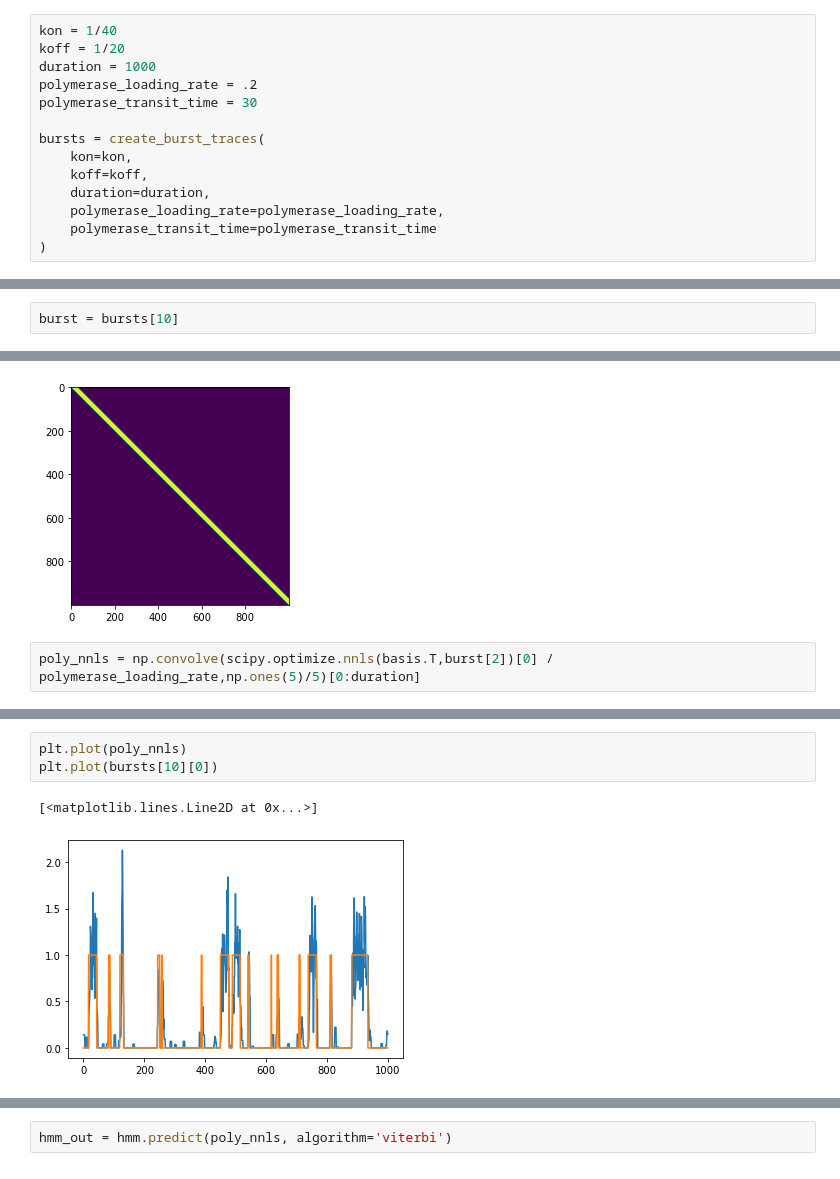
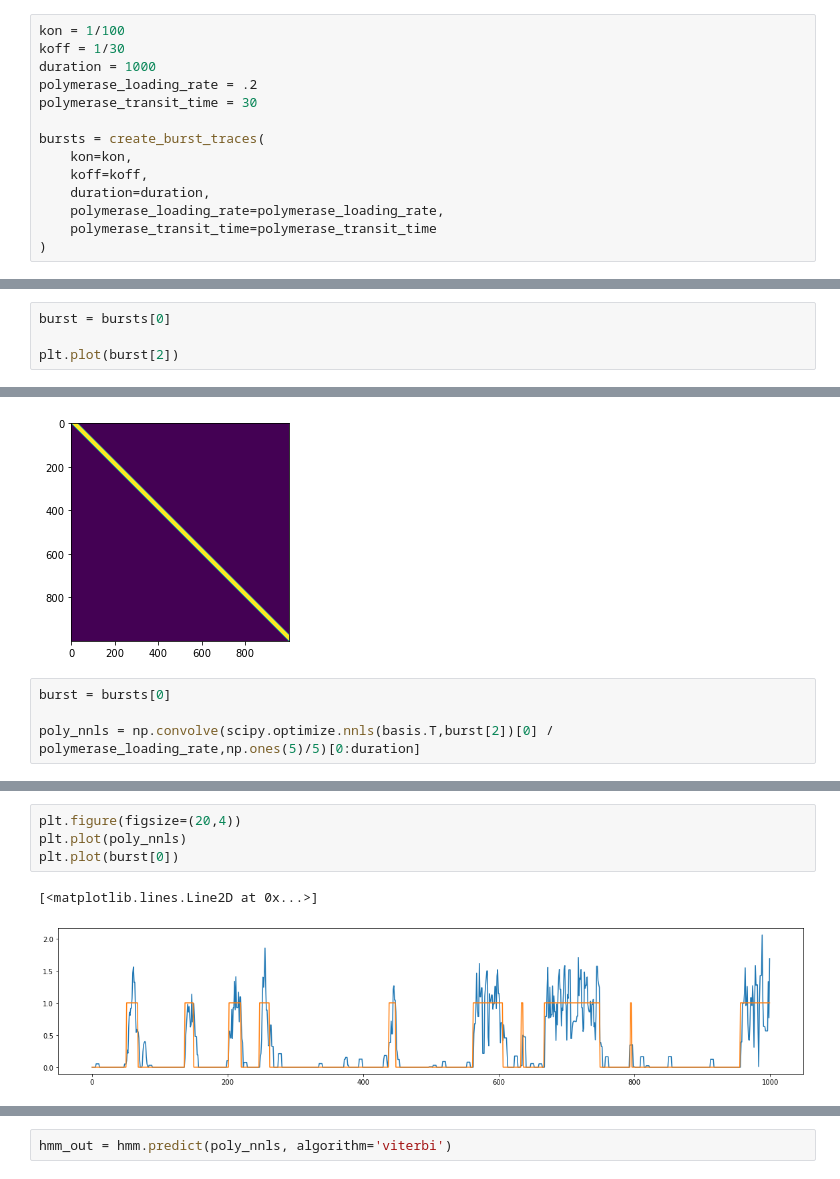
Before and after one commit to ucbmcb288/mcb288, a Jupyter notebook: Transcription/MCB288_Transcription_Part2.ipynb, the cells around one changed output, grey strips where cells are left out. Cells and saved outputs as stored; diff of their text form.

```diff
--- a/Transcription/MCB288_Transcription_Part2.ipynb
+++ b/Transcription/MCB288_Transcription_Part2.ipynb
@@ -89,8 +128,8 @@ def create_burst_traces(
 
     return np.array(output)
 # %%
-kon = 1/40
-koff = 1/20
+kon = 1/100
+koff = 1/30
 duration = 1000
 polymerase_loading_rate = .2
 polymerase_transit_time = 30
@@ -104,0 +153,4 @@ bursts = create_burst_traces(
+# %%
+burst = bursts[0]
+
+plt.plot(burst[2])
@@ -116,5 +164,3 @@ plt.plot(bursts[10][1])
-# %%
-burst = bursts[10]
 # %%
 l = len(burst[0])
 
@@ -131,4 +177,6 @@ plt.imshow(basis)
 <matplotlib.image.AxesImage at 0x...>
 [figure]
 # %%
+burst = bursts[0]
+
 poly_nnls = np.convolve(scipy.optimize.nnls(basis.T,burst[2])[0] / polymerase_loading_rate,np.ones(5)/5)[0:duration]
@@ -135,7 +194,8 @@ poly_nnls = np.convolve(scipy.optimize.nnls(basis.T,burst[2])[0] / polymerase_lo
 # %%
+plt.figure(figsize=(20,4))
 plt.plot(poly_nnls)
-plt.plot(bursts[10][0])
+plt.plot(burst[0])
 # %% [output]
 [<matplotlib.lines.Line2D at 0x...>]
-[figure, old version]
+[figure, new version]
 # %%
```
Also changed, not shown: parts of 35 cells of this notebook, 1 other file.
